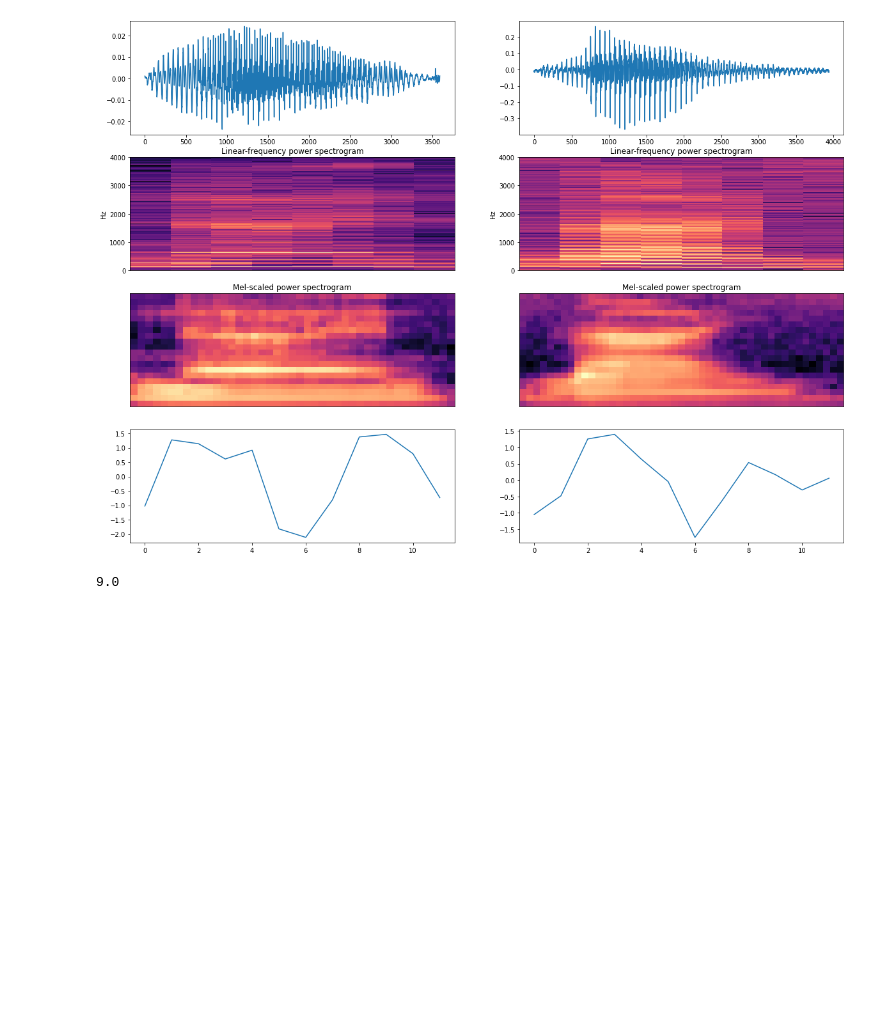
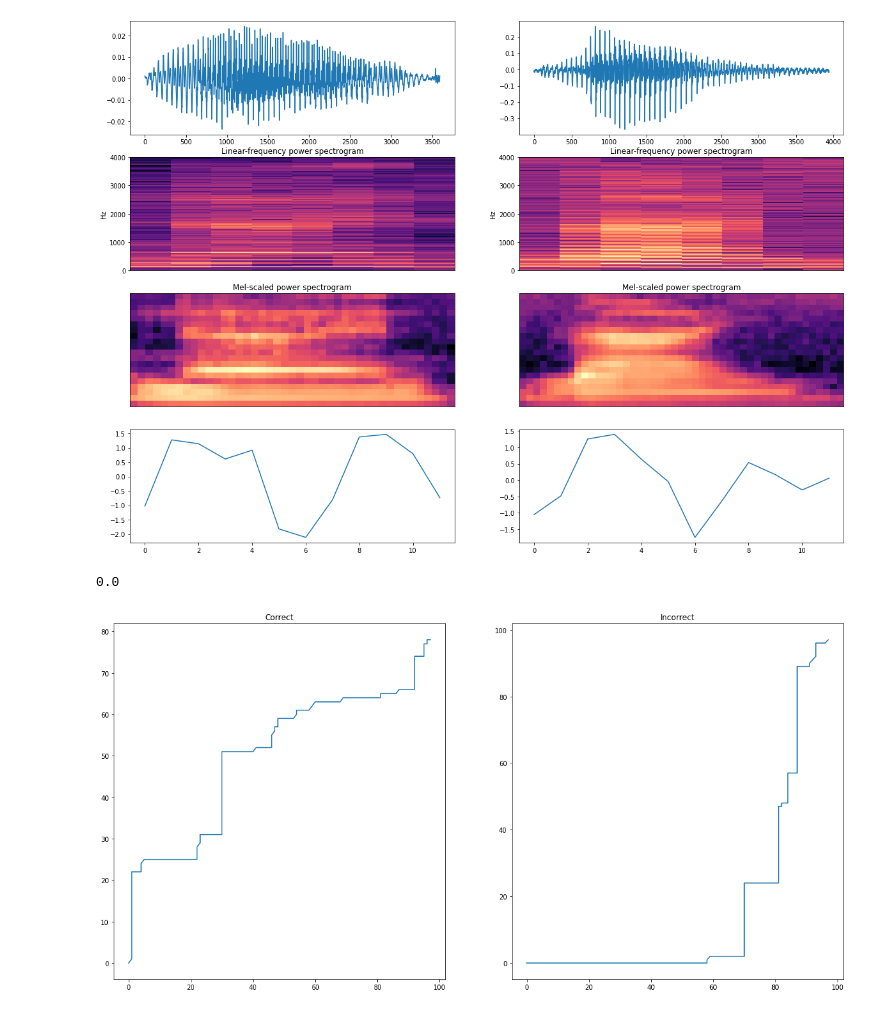
Before and after one commit to ignasi00/SLPDL, a Jupyter notebook: dtw3_playground.ipynb, the cells around one changed output. Drawn from its saved outputs; the diff is of its cells as text; code cells hidden in the pictures; blank space fills up the shorter version.

```diff
--- a/dtw3_playground.ipynb
+++ b/dtw3_playground.ipynb
@@ -81,6 +81,7 @@ for i, data in enumerate(free10x4x4_loader):
 # %%
 a = np.array([1,4,4,5,9,3,1,8,8], dtype=np.float32)[:, np.newaxis]
 b = np.array([1,2,3,8,8,3,1,8], dtype=np.float32)[:, np.newaxis]
-dtw(a, b, metric='sqeuclidean')
+dist, path = dtw(a, b, metric='sqeuclidean')
+print(dist)
 # %% [output]
-9.0
+0.0
@@ -89,0 +88,46 @@ dtw(a, b, metric='sqeuclidean')
+# %%
+# TODO: Plot one example of the alignment with the closest reference when the test signal is different from the reference signal (different digit) or equal (same digit).
+fig = plt.figure(figsize=(20, 10))
+
+commands10x10_list = './data_lists/commands10x10.csv'
+commands10x10 = DTW_Dataset(commands10x10_list, data_root='', names=None, type_='train')
+commands10x10_mfcc = DTW_MFCC_Dataset(commands10x10, return_wav=True)
+commands10x10_loader = DataLoader(commands10x10_mfcc, collate_fn=build_dtw_collate(), batch_size=1)
+
+z = (1 | 2)
+for i, test_data in enumerate(commands10x10_loader):
+    test_mfcc, test_wav, test_sfr, test_filename, test_text, test_speaker = tuple(zip(*test_data))[0]
+
+    mincost = np.inf
+    minref_text = None
+    minref_speaker = None
+    min_path = None
+    for j, ref_data in enumerate(commands10x10_loader):
+        ref_mfcc, ref_wav, ref_sfr, ref_filename, ref_text, ref_speaker = tuple(zip(*ref_data))[0]
+
+        if test_speaker == ref_speaker : continue
+
+        if test_filename != ref_filename:
+            distance, path = dtw(test_mfcc, ref_mfcc)
+
+            if distance < mincost:
+                mincost = distance
+                minref_text = ref_text
+                minref_speaker = ref_speaker
+                min_path = path
+
+    if (z & 1) and minref_text == test_text:
+        fig = plt.subplot(1, 2, 1)
+        plt.plot(min_path[:, 0], min_path[:, 1])
+        plt.title('Correct')
+        z = z - 1
+
+    elif (z & 2) and minref_text != test_text:
+        fig = plt.subplot(1, 2, 2)
+        plt.plot(min_path[:, 0], min_path[:, 1])
+        plt.title('Incorrect')
+        z = z % 2
+
+    if z == 0 : break
+# %% [output]
+[figure, added]
```
Also changed, not shown: parts of 1 cell of this notebook, 2 other files.
